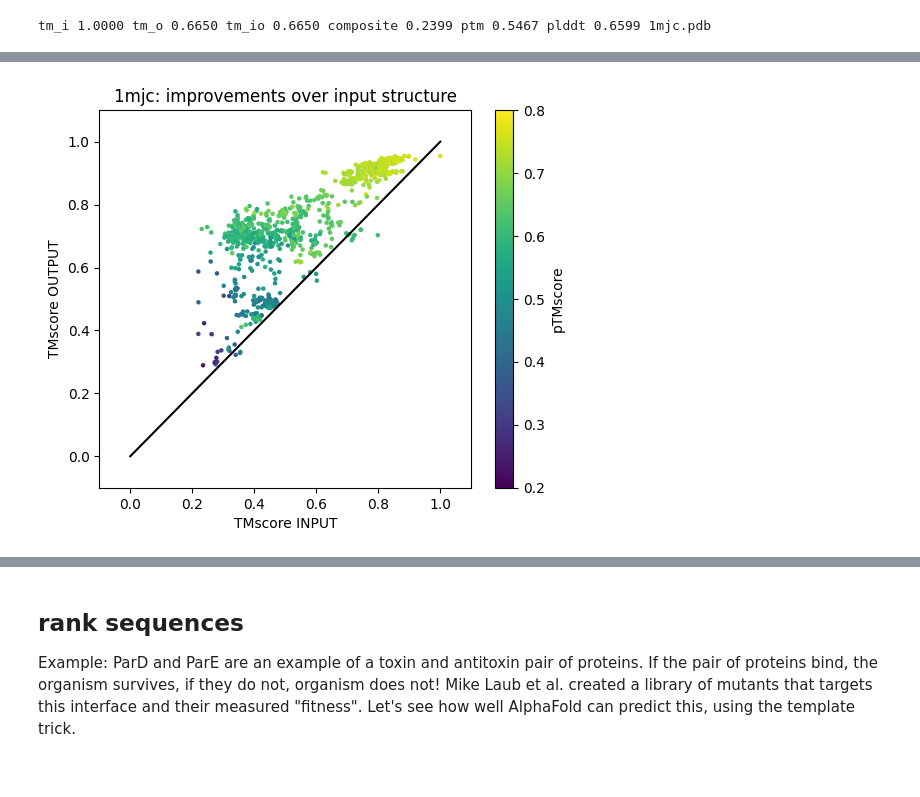
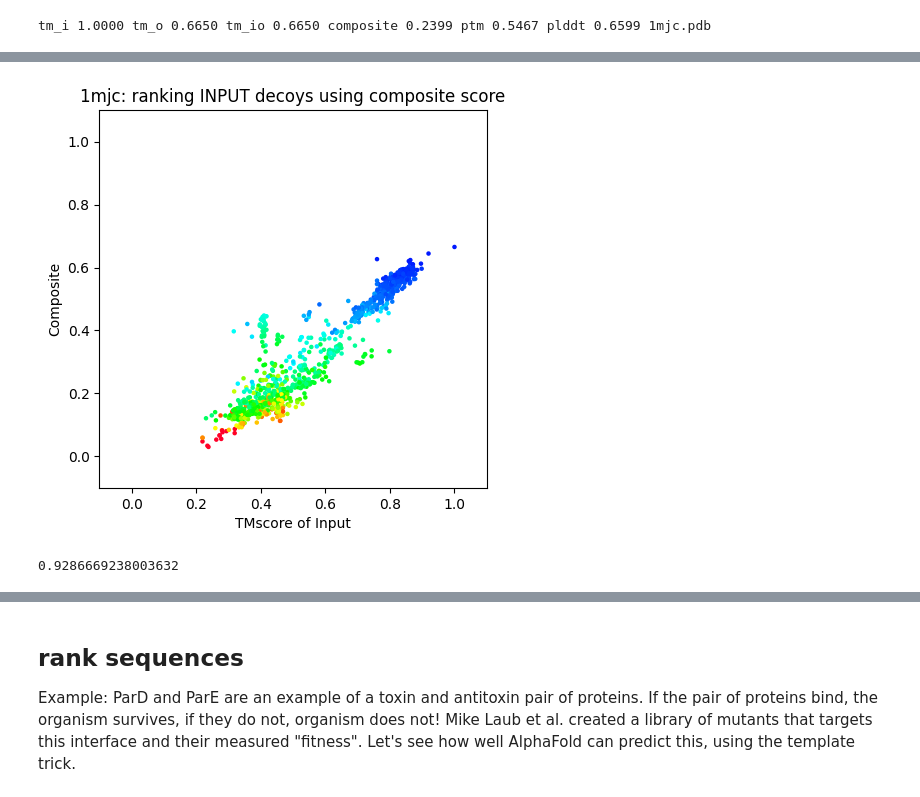
Before and after one commit to sokrypton/ColabDesign, a Jupyter notebook: af/examples/AF2Rank.ipynb, the cells around one changed output, grey strips where cells are left out. Cells and saved outputs as stored; diff of their text form; code cells hidden in the pictures.

Commit message:
adding plotting function to color by pLDDT

```diff
--- a/af/examples/AF2Rank.ipynb
+++ b/af/examples/AF2Rank.ipynb
@@ -79,6 +79,42 @@ def get_score(model, wt_batch=None):
   # composite score
   score["composite"] = score["ptm"] * score["plddt"] * score["tm_io"]
   return score
+
+def plot_me(scores, x="tm_i", y="composite",
+            title=None, diag=False, scale_axis=True, dpi=100):
+  def rescale(a,amin=None,amax=None):
+    a = np.copy(a)
+    if amin is None: amin = a.min()
+    if amax is None: amax = a.max()
+    a[a < amin] = amin
+    a[a > amax] = amax
+    return (a - amin)/(amax - amin)
+
+  plt.figure(figsize=(5,5), dpi=dpi)
+  if title is not None: plt.title(title)
+  x_vals = np.array([k[x] for k in scores])
+  y_vals = np.array([k[y] for k in scores])
+  c = rescale(np.array([k["plddt"] for k in scores]),0.5,0.9)
+  plt.scatter(x_vals, y_vals, c=c*0.75, s=5, vmin=0, vmax=1, cmap="gist_rainbow")
+  if diag:
+    plt.plot([0,1],[0,1],color="black")
+
+  #plt.xticks([]); plt.yticks([])
+
+  labels = {"tm_i":"TMscore of Input",
+            "tm_o":"TMscore of Ouput",
+            "tm_io":"TMscore between Input and Output",
+            "ptm":"Predicted TMscore (pTM)",
+            "plddt":"Predicted LDDT (pLDDT)",
+            "composite":"Composite"}
+
+  plt.xlabel(labels.get(x,x));  plt.ylabel(labels.get(y,y))
+  if scale_axis:
+    if x in labels: plt.xlim(-0.1, 1.1)
+    if y in labels: plt.ylim(-0.1, 1.1)
+
+  plt.show()
+  print(spearmanr(x_vals,y_vals).correlation)
 # %% [markdown]
 ## rank structures
 # %%
@@ -207,15 +209,6 @@ print(spearmanr(x,y).correlation)
-# %%
-plt.figure(figsize=(6,5),dpi=100)
-plt.title(f"{NAME}: improvements over input structure")
-x = np.array([k["tm_i"] for k in SCORES])
-y = np.array([k["tm_o"] for k in SCORES])
-c = np.array([k["ptm"] for k in SCORES])
-plt.scatter(x,y,c=c,s=5)
-plt.plot([0,1],[0,1],color="black")
-plt.xlabel("TMscore INPUT")
-plt.ylabel("TMscore OUTPUT")
-plt.colorbar(label="pTMscore")
-plt.xlim(-0.1,1.1);plt.ylim(-0.1,1.1);plt.clim(0.2,0.8)
-plt.show()
-# %% [output]
-[figure, removed]
+# %%
+plot_me(SCORES, x="tm_i", y="composite",
+        title=f"{NAME}: ranking INPUT decoys using composite score")
+# %% [output]
+[figure, added]
+0.9286669238003632
```
Also changed, not shown: parts of 8 cells of this notebook.
